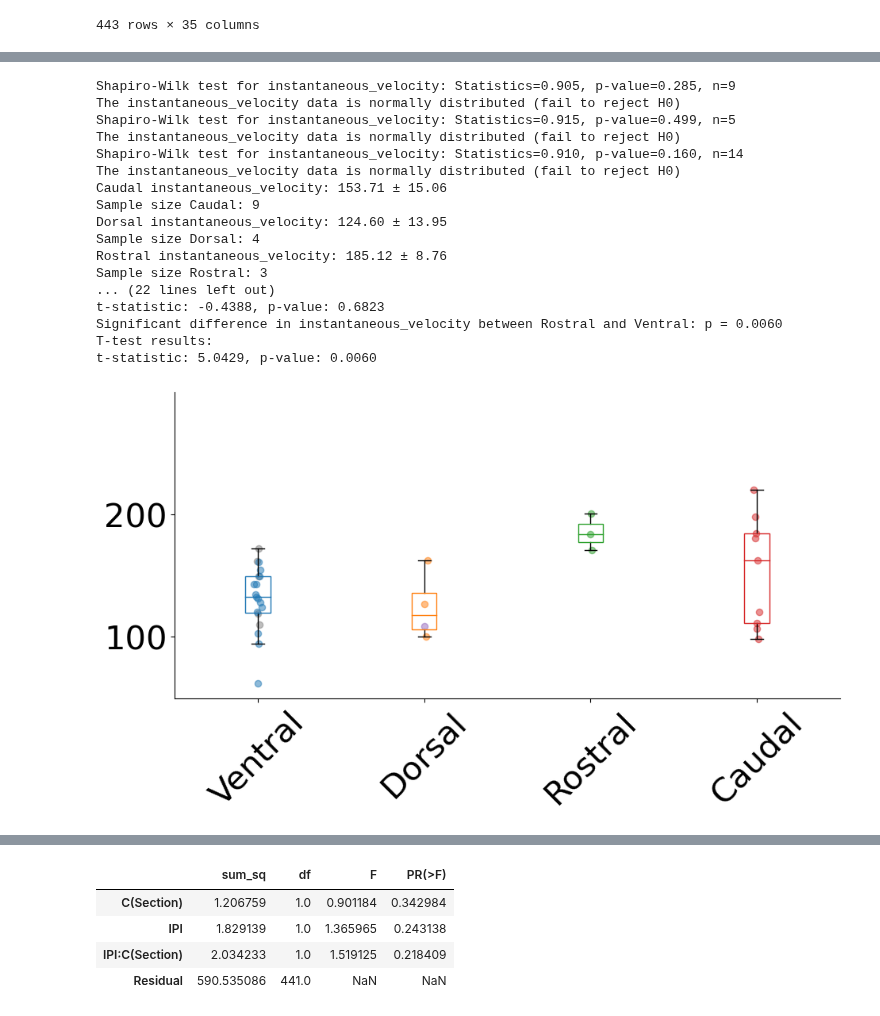
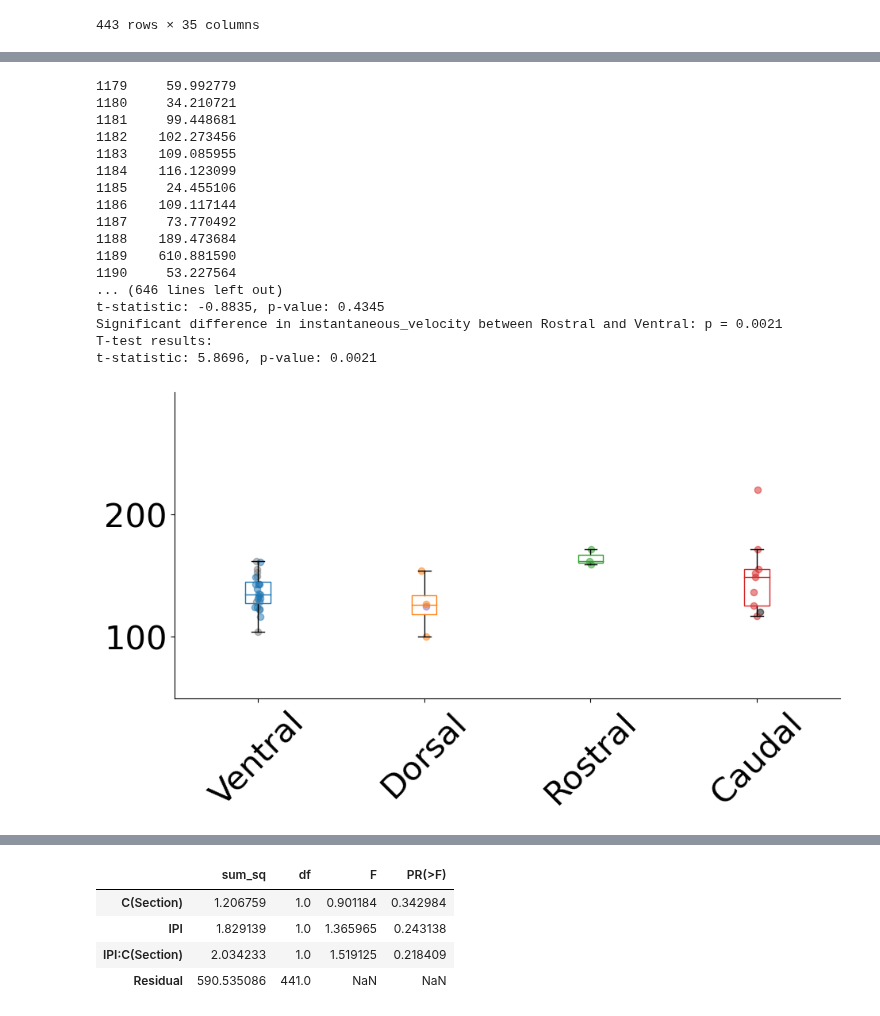
Before and after one commit to john-judge/TSM-to-ZDA, a Jupyter notebook: PPR_scnn1a_single_Apr2025.ipynb, the cells around one changed output, grey strips where cells are left out. Saved outputs shown, nothing was run; the diff lists cells and outputs as text; code cells hidden in the pictures.

```diff
--- a/PPR_scnn1a_single_Apr2025.ipynb
+++ b/PPR_scnn1a_single_Apr2025.ipynb
@@ -429,11 +432,10 @@ barrel_df
 439 rows × 29 columns
 # %%
 # read in final ladder velocities as well 'export_summary_final_velocity_ladders.csv'
-ladder_df = 'C:/Users/jjudge3/Desktop/Data/crossing_PPR/export_summary_final_velocity_ladders.csv'
+ladder_df = 'C:/Users/jjudge3/Desktop/Data/crossing_PPR/export_summary_final_velocity_ladders_backup.csv'
 ladder_df = pd.read_csv(ladder_df)
 
 # only Layer == 'L4'
 ladder_df = ladder_df[ladder_df['Layer'] == 'L4']
-print(ladder_df['Medial/Lateral'].unique())
 ladder_df
 # %% [output]
@@ -919,7 +964,7 @@ for metric in ['halfwidth', 'latency']:
 
         # group by date, slice, and location
         df = df.groupby(['Date', 'Slice', 'Location']).mean().reset_index()
-
+        print(barrel_type)
         color = box_colors.get(barrel_type, 'black')  # default to black if not found
 
         x_space = 1 + sections.index(section)
@@ -938,6 +983,15 @@ for metric in ['halfwidth', 'latency']:
         if metric not in grouped_dfs:
             grouped_dfs[metric] = {}
         grouped_dfs[metric][section] = df_grouped
+
+    df = all_barrel_df.copy()
+    if metric == 'latency':
+            df = df[df[metric] < 20]
+    df = df[df[metric] > 0]
+    #filter nan
+    df = df[df[metric].notna()]
+    df = df.groupby(['Date', 'Slice', 'Location']).mean().reset_index()
+    print(f"Overal {metric}: {df[metric].mean():.2f} ± {sem(df[metric]):.2f}")
 
     # significance testing
     next_bar = 0
@@ -980,8 +1034,8 @@ for metric in ['halfwidth', 'latency']:
         #plt.legend(handles=handles, loc='lower left', fontsize=22, ncol=2)
 
         #plt.ylabel('Latency (ms)', fontsize=40, labelpad=20)
-        plt.yticks([0, 2, 4, 6, 8], fontsize=30)
-        plt.ylim(0, 8)
+        plt.yticks([0, 2, 4, 6, 8, 10], fontsize=30)
+        plt.ylim(0, 10)
 
     #plt.xticks([0.25, 0.5, 0.75, 1], ['Rostral', 'Caudal', 'Medial', 'Lateral'], fontsize=24)
     plt.xticks([])
@@ -1065,6 +1141,8 @@ for metric in ['instantaneous_velocity', ]:
         barrel_type_lumped = barrel_type.split(' ')[0]  # get the first part of the barrel type
         df = ladder_df.copy()
         df = df[df['Detailed_Section'] == barrel_type]
+        print(df['instantaneous_velocity'], df)
+
         # if halfwidth, only positive values. If latency, only positive values < 20
         if metric == 'latency':
             df = df[df[metric] < 20]
@@ -1137,6 +1215,13 @@ for metric in ['instantaneous_velocity', ]:
     print(f"\n\nANOVA results for {metric}:")
     print(anova_results)
 
+    # Tukey's HSD test for post-hoc analysis
+    clean_tukey_df = anova_df.filter(items=[metric, 'Barrel_Type']).dropna()
+    tukey = pairwise_tukeyhsd(endog=clean_tukey_df[metric],
+                                 groups=clean_tukey_df['Barrel_Type'],
+                                    alpha=0.05)
+    print("\nTukey's HSD test results:")
+    print(tukey)
 
     # significance testing
     next_bar = 0
@@ -1174,47 +1259,47 @@ for metric in ['instantaneous_velocity', ]:
     if metric == 'halfwidth':
         # place the legend to the left of the plot
         plt.yticks([0, 10, 20,  30], fontsize=40)
         plt.ylim(0, 30)
         plt.ylabel('Half-width (ms)', fontsize=40, labelpad=20)
     elif metric == 'latency':
         plt.legend(handles=handles, loc='lower left', fontsize=22, ncol=2)
 
         plt.ylabel('Latency (ms)', fontsize=40, labelpad=20)
         plt.yticks([0, 2, 4, 6, 8], fontsize=40)
         plt.ylim(0, 8)
     elif metric == 'instantaneous_velocity':
         #plt.ylabel(r'Within-Barrel Speed ($\mu$m/ms)', fontsize=40, labelpad=20)
         plt.yticks([0, 100,  200], fontsize=30)
         plt.ylim(50, 300)
 
     plt.xticks([i for i in range(1,5)], barrel_types, fontsize=30, rotation=45)
     #plt.xticks([0.25, 0.5, 0.75, 1], ['Rostral', 'Caudal', 'Medial', 'Lateral'], fontsize=24)
     #plt.xlim(-0.23250000000000004, 3.2325000000000004)
     plt.tight_layout()
 
 
     # set spines to be invisible
     plt.gca().spines['right'].set_visible(False)
     plt.gca().spines['top'].set_visible(False)
 
     plt.savefig(output_fig_dir + 'rostro_caudal_medial_lateral_barrels_' + metric + '.png', dpi=300, bbox_inches='tight')
     plt.show()
 # %% [output]
-Shapiro-Wilk test for instantaneous_velocity: Statistics=0.905, p-value=0.285, n=9
-The instantaneous_velocity data is normally distributed (fail to reject H0)
-Shapiro-Wilk test for instantaneous_velocity: Statistics=0.915, p-value=0.499, n=5
-The instantaneous_velocity data is normally distributed (fail to reject H0)
-Shapiro-Wilk test for instantaneous_velocity: Statistics=0.910, p-value=0.160, n=14
-The instantaneous_velocity data is normally distributed (fail to reject H0)
-Caudal instantaneous_velocity: 153.71 ± 15.06
-Sample size Caudal: 9
-Dorsal instantaneous_velocity: 124.60 ± 13.95
-Sample size Dorsal: 4
-Rostral instantaneous_velocity: 185.12 ± 8.76
-Sample size Rostral: 3
-... (22 lines left out)
-t-statistic: -0.4388, p-value: 0.6823
-Significant difference in instantaneous_velocity between Rostral and Ventral: p = 0.0060
+1179     59.992779
+1180     34.210721
+1181     99.448681
+1182    102.273456
+1183    109.085955
+1184    116.123099
+1185     24.455106
+1186    109.117144
+1187     73.770492
+1188    189.473684
+1189    610.881590
+1190     53.227564
+... (646 lines left out)
+t-statistic: -0.8835, p-value: 0.4345
+Significant difference in instantaneous_velocity between Rostral and Ventral: p = 0.0021
 T-test results:
-t-statistic: 5.0429, p-value: 0.0060
+t-statistic: 5.8696, p-value: 0.0021
-[figure, old version]
+[figure, new version]
```
Also changed, not shown: parts of 21 cells of this notebook, 3 other files.
